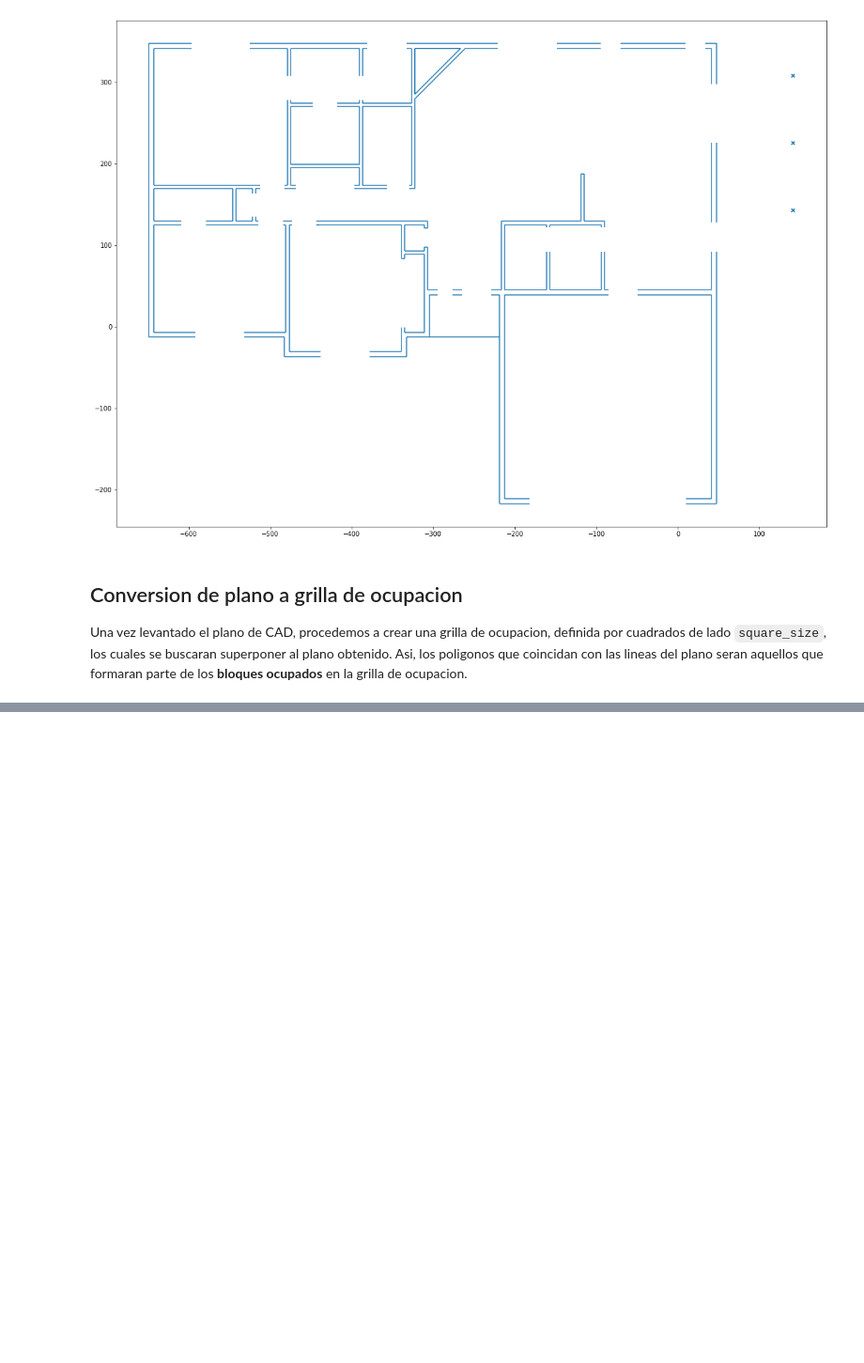
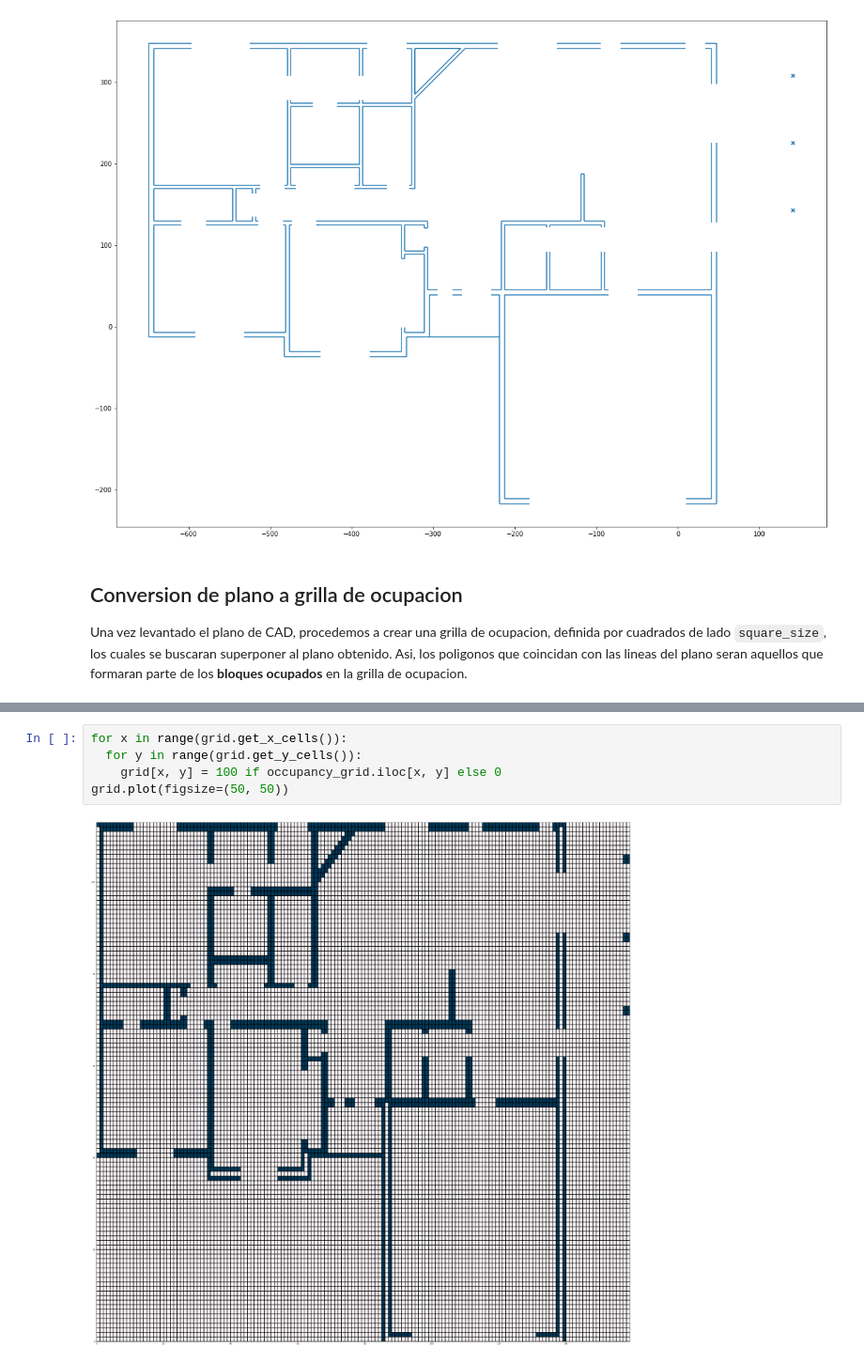
Before and after one commit to ekumenlabs/Frontier-Exploration-with-a-prior, a Jupyter notebook: Notebooks/DXFsandbox.ipynb, the cells around one changed output, grey strips where cells are left out. Shown at 94% size. Cells and saved outputs as stored; diff of their text form; blank space fills up the shorter version.

```diff
--- a/Notebooks/DXFsandbox.ipynb
+++ b/Notebooks/DXFsandbox.ipynb
@@ -121,0 +173,7 @@ occupancy_grid = shape.apply(get_center, axis=1, result_type='expand')
+# %%
+for x in range(grid.get_x_cells()):
+  for y in range(grid.get_y_cells()):
+    grid[x, y] = 100 if occupancy_grid.iloc[x, y] else 0
+grid.plot(figsize=(50, 50))
+# %% [output]
+[figure, added]
```
Also changed, not shown: parts of 8 cells of this notebook.
